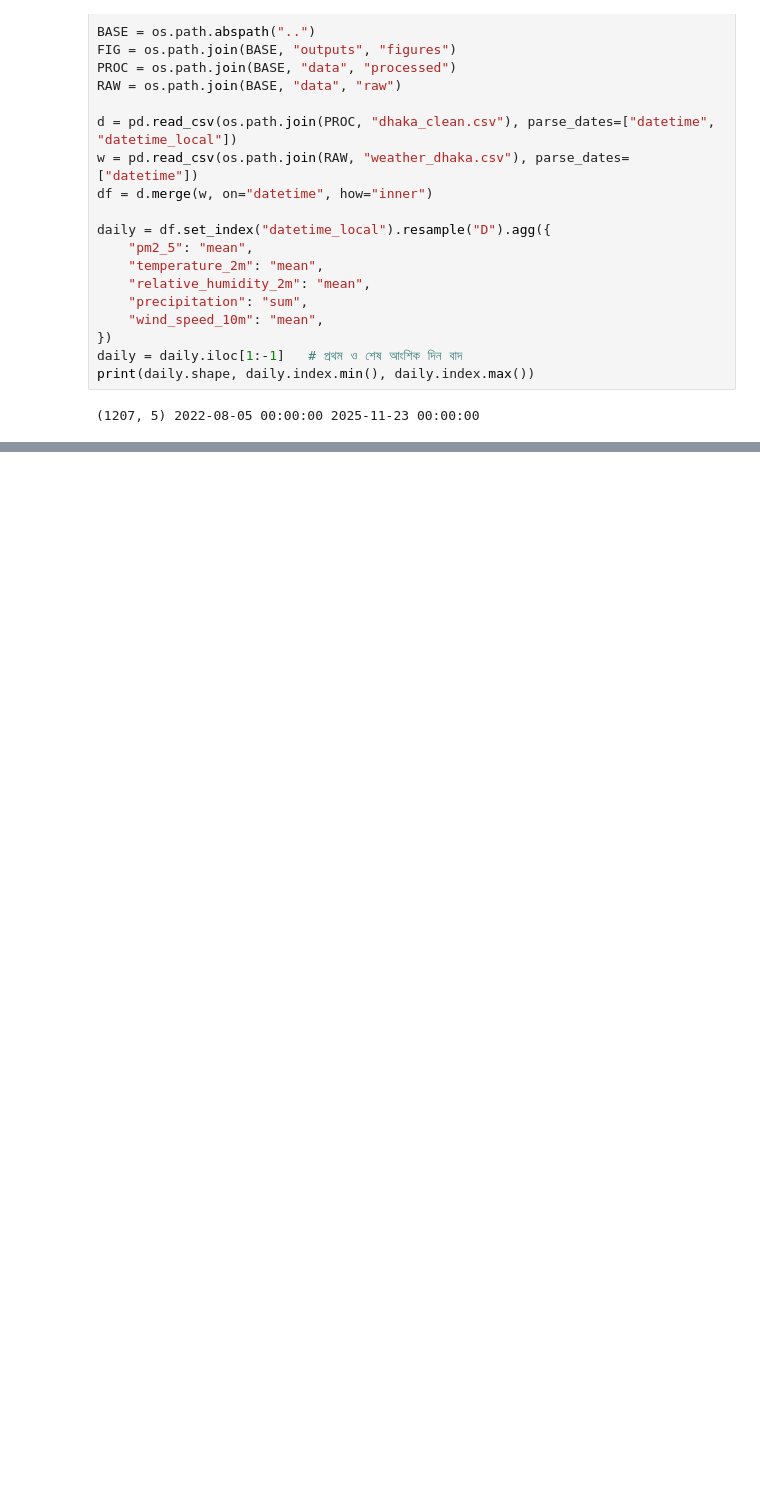
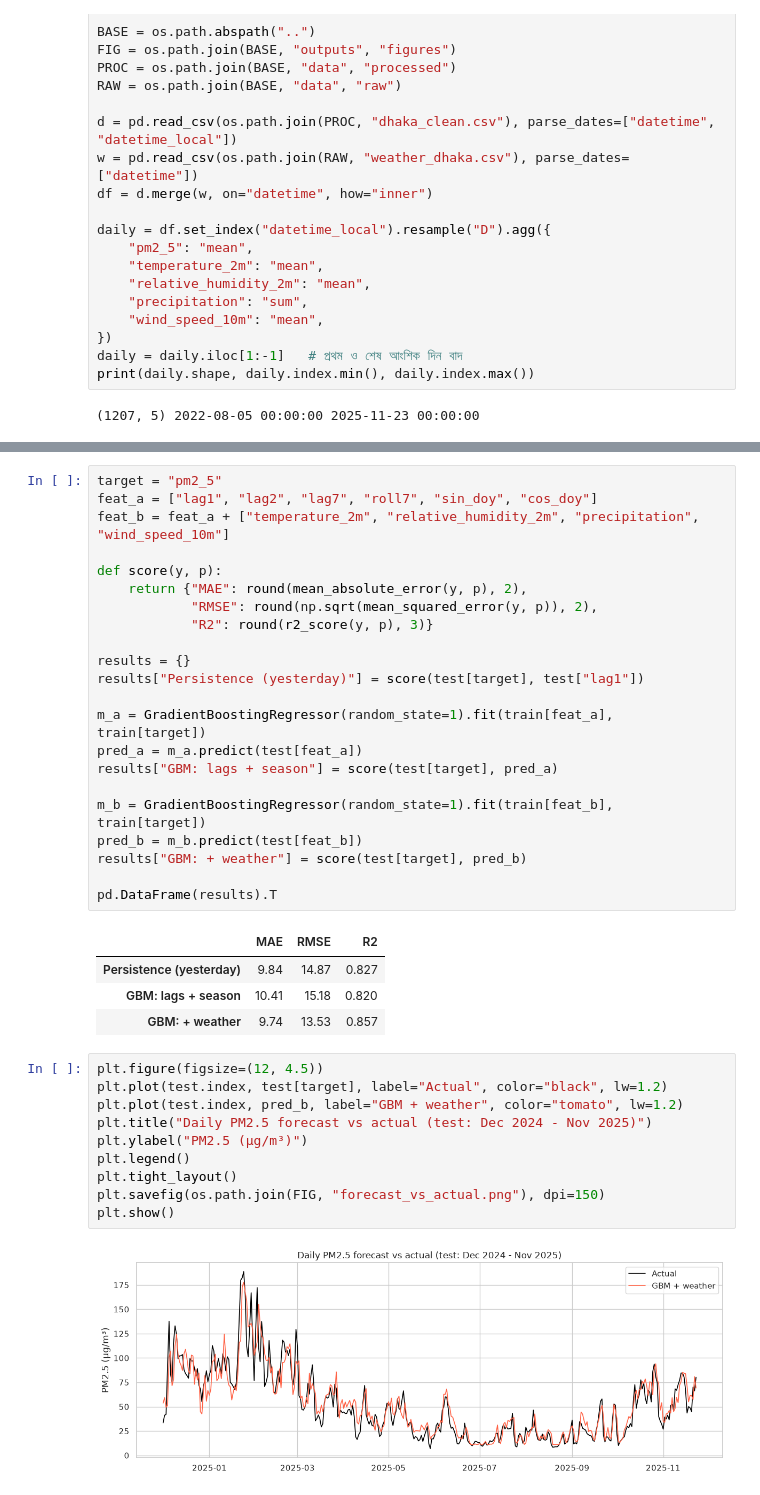
Before and after one commit to jaimulhaque/dhaka-air-quality-analysis, a Jupyter notebook: notebooks/04_forecasting.ipynb, the cells around one changed output, grey strips where cells are left out. Cells and saved outputs as stored; diff of their text form; blank space fills up the shorter version.

Commit message:
Update training notebook

```diff
--- a/notebooks/04_forecasting.ipynb
+++ b/notebooks/04_forecasting.ipynb
@@ -31,0 +49,39 @@ print(daily.shape, daily.index.min(), daily.index.max())
+# %%
+target = "pm2_5"
+feat_a = ["lag1", "lag2", "lag7", "roll7", "sin_doy", "cos_doy"]
+feat_b = feat_a + ["temperature_2m", "relative_humidity_2m", "precipitation", "wind_speed_10m"]
+
+def score(y, p):
+    return {"MAE": round(mean_absolute_error(y, p), 2),
+            "RMSE": round(np.sqrt(mean_squared_error(y, p)), 2),
+            "R2": round(r2_score(y, p), 3)}
+
+results = {}
+results["Persistence (yesterday)"] = score(test[target], test["lag1"])
+
+m_a = GradientBoostingRegressor(random_state=1).fit(train[feat_a], train[target])
+pred_a = m_a.predict(test[feat_a])
+results["GBM: lags + season"] = score(test[target], pred_a)
+
+m_b = GradientBoostingRegressor(random_state=1).fit(train[feat_b], train[target])
+pred_b = m_b.predict(test[feat_b])
+results["GBM: + weather"] = score(test[target], pred_b)
+
+pd.DataFrame(results).T
+# %% [output]
+|  | MAE | RMSE | R2 |
+| Persistence (yesterday) | 9.84 | 14.87 | 0.827 |
+| GBM: lags + season | 10.41 | 15.18 | 0.820 |
+| GBM: + weather | 9.74 | 13.53 | 0.857 |
+# %%
+plt.figure(figsize=(12, 4.5))
+plt.plot(test.index, test[target], label="Actual", color="black", lw=1.2)
+plt.plot(test.index, pred_b, label="GBM + weather", color="tomato", lw=1.2)
+plt.title("Daily PM2.5 forecast vs actual (test: Dec 2024 - Nov 2025)")
+plt.ylabel("PM2.5 (µg/m³)")
+plt.legend()
+plt.tight_layout()
+plt.savefig(os.path.join(FIG, "forecast_vs_actual.png"), dpi=150)
+plt.show()
+# %% [output]
+[figure, added]
```
Also changed, not shown: parts of 1 cell of this notebook, 1 other file.
